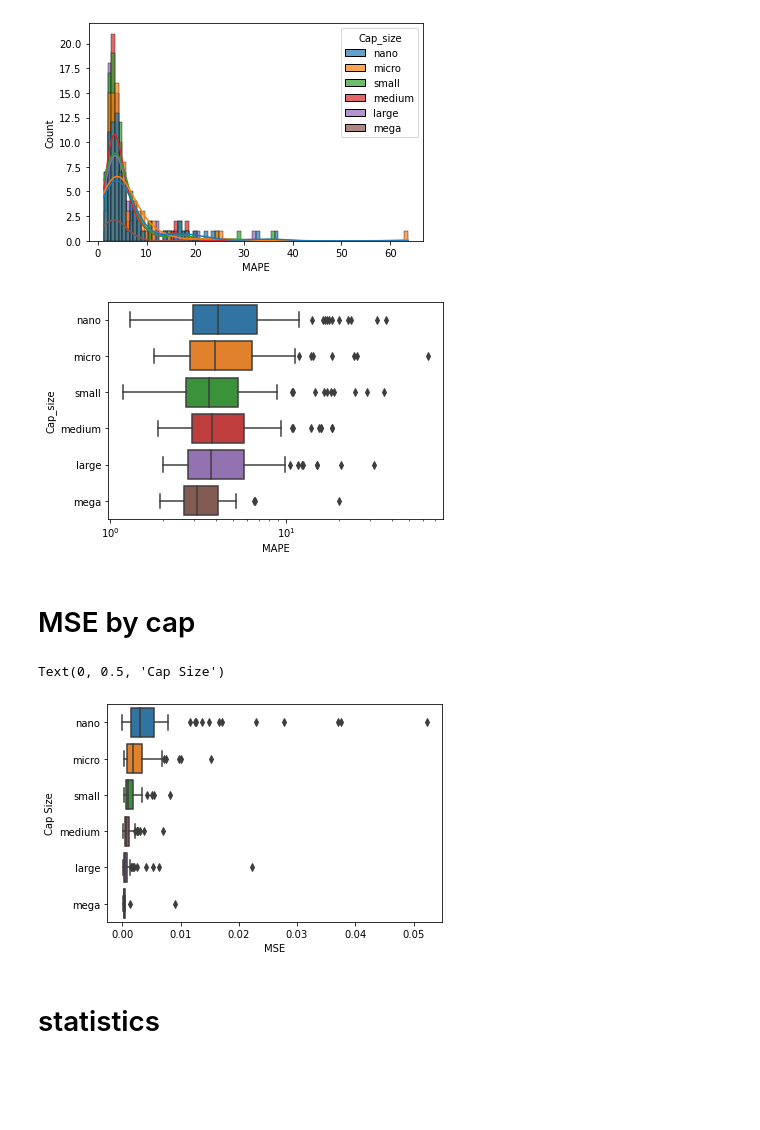
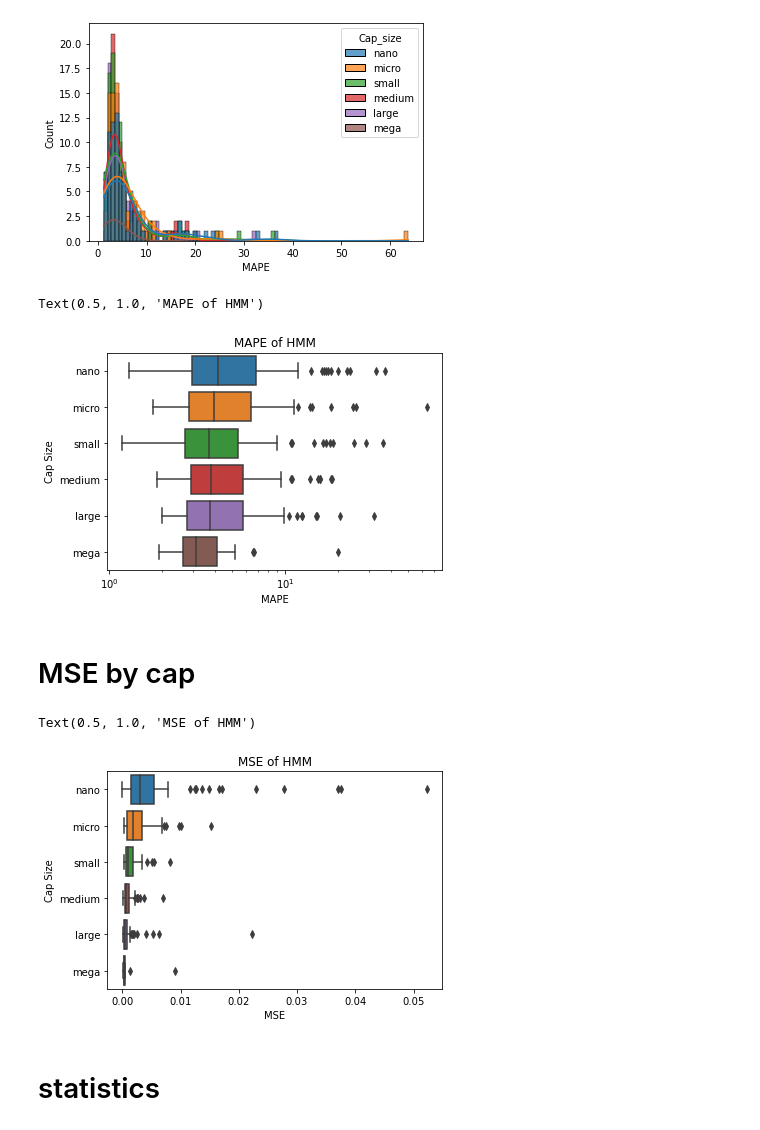
Before and after one commit to yiwen1996/DSGA1018TimeSeries, a Jupyter notebook: HMM_results.ipynb, the cells around one changed output. Saved outputs shown, nothing was run; the diff lists cells and outputs as text; code cells hidden in the pictures; blank space fills up the shorter version.

```diff
--- a/HMM_results.ipynb
+++ b/HMM_results.ipynb
@@ -168,11 +168,14 @@ sns.histplot(data = metrics_df_concat_truncated
 # %%
 sns.boxplot(data = metrics_df_concat_truncated
             ,x = 'MAPE'
             ,y = 'Cap_size'
             )
 plt.xscale('log')
+plt.ylabel('Cap Size')
+plt.title('MAPE of HMM')
 # %% [output]
+Text(0.5, 1.0, 'MAPE of HMM')
-[figure, old version]
+[figure, new version]
 # %% [markdown]
 # MSE by cap
 # %%
@@ -181,9 +184,10 @@ sns.boxplot(data = metrics_df_concat_truncated
             ,y = 'Cap_size'
             )
 plt.ylabel('Cap Size')
+plt.title('MSE of HMM')
 # %% [output]
-Text(0, 0.5, 'Cap Size')
+Text(0.5, 1.0, 'MSE of HMM')
-[figure, old version]
+[figure, new version]
 # %% [markdown]
 # statistics
 # %%
```
Also changed, not shown: 3 other files.
